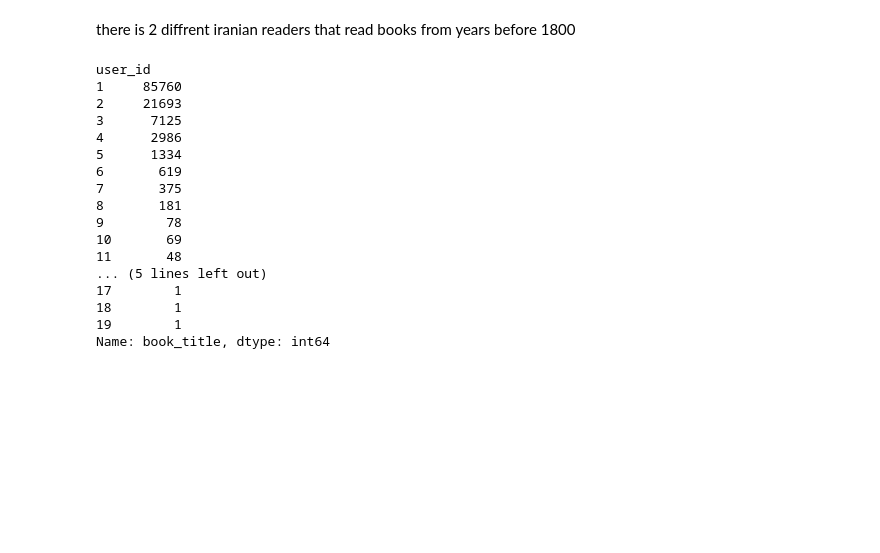
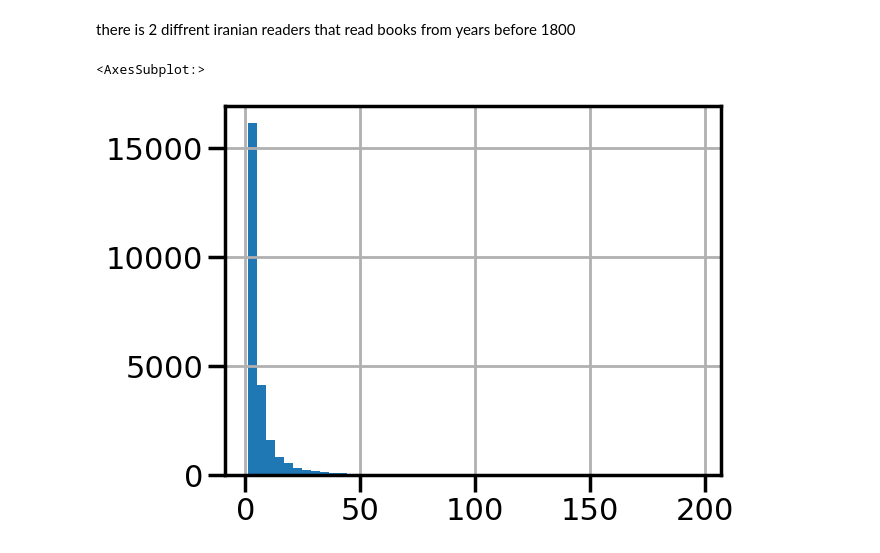
Before and after one commit to roy2392/books_recom_sys, a Jupyter notebook: starter eda and grouping.ipynb, the cells around one changed output. Cells and saved outputs as stored; diff of their text form; code cells hidden in the pictures; blank space fills up the shorter version.

```diff
--- a/starter eda and grouping.ipynb
+++ b/starter eda and grouping.ipynb
@@ -385,6 +177,0 @@ add_lst = list(df_add_cat.index)
-# %%
-df_add_cat = df_author9_relevant_two_options['freq_Category']
-add_lst = list(df_add_cat.index)
-for i in range(len(df)):
-    if df.loc[i,'book_author'] in add_lst:
-        df.loc[i,'Category'] = df_add_cat[df.loc[i,'book_author']]
@@ -488,0 +234,2 @@ df[df['book_title'] =='The Testament'].rating.hist()
+# %%
+df = zero_droper(df)
@@ -711,22 +483,7 @@ there is 2 diffrent iranian readers that read books from years before 1800
 # %%
 df = df[df['year_of_publication']>1800]
 # %%
-df_books_zero.groupby(['user_id'])['book_title'].count()
+df.groupby(['user_id'])['user_id'].count()[df.groupby(['user_id'])['user_id'].count()<200].hist(bins=50)
 # %% [output]
-user_id
-1     85760
-2     21693
-3      7125
-4      2986
-5      1334
-6       619
-7       375
-8       181
-9        78
-10       69
-11       48
-... (5 lines left out)
-17        1
-18        1
-19        1
-Name: book_title, dtype: int64
+<AxesSubplot:>
+[figure, added]
```
Also changed, not shown: parts of 48 cells of this notebook, 1 other file.
